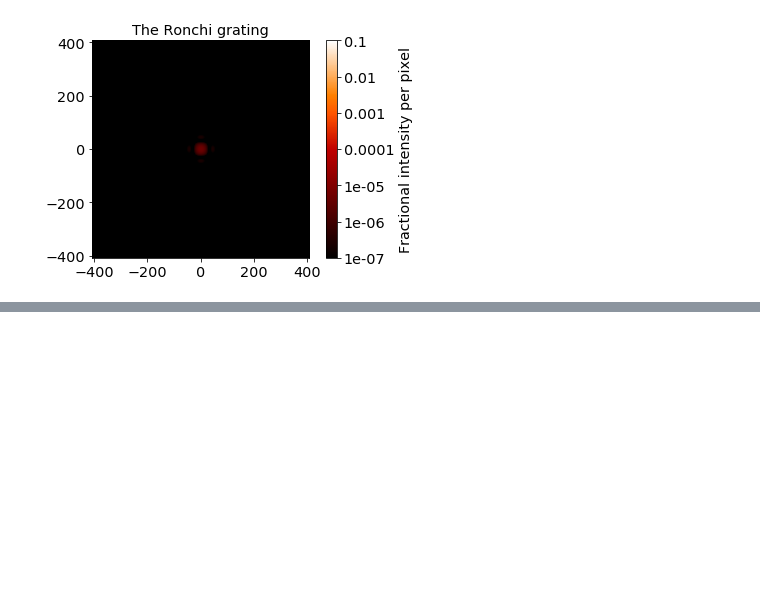
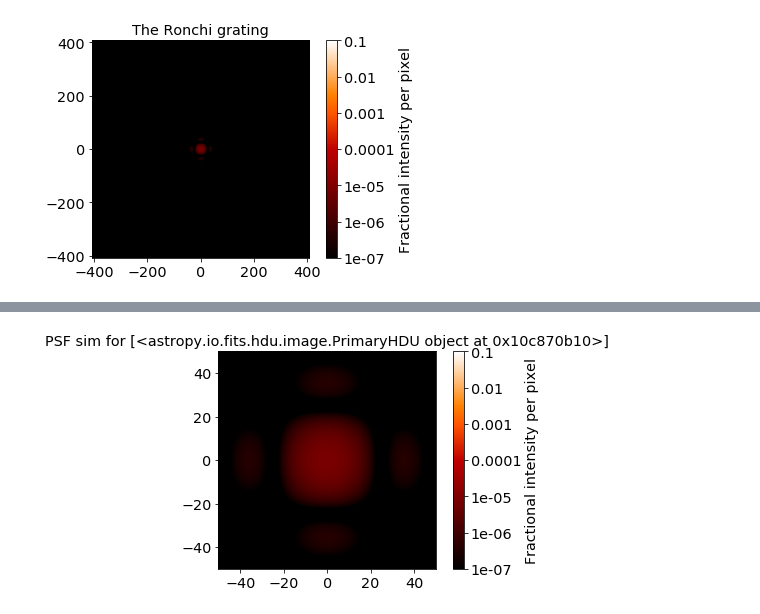
Before and after one commit to sylvielsstfr/OpticSimWthPoppy, a Jupyter notebook: notebooks/FirstRonchiTestWithPoppy.ipynb, the cells around one changed output, grey strips where cells are left out. Saved outputs shown, nothing was run; the diff lists cells and outputs as text; code cells hidden in the pictures; blank space fills up the shorter version.

```diff
--- a/notebooks/FirstRonchiTestWithPoppy.ipynb
+++ b/notebooks/FirstRonchiTestWithPoppy.ipynb
@@ -152,0 +159,4 @@ The FWHM is 27.648 arcsec at 0.6 microns
+# %%
+poppy.display_PSF(psf, imagecrop=100.)
+# %% [output]
+[figure, added]
```
Also changed, not shown: parts of 6 cells of this notebook, 2 other files.
